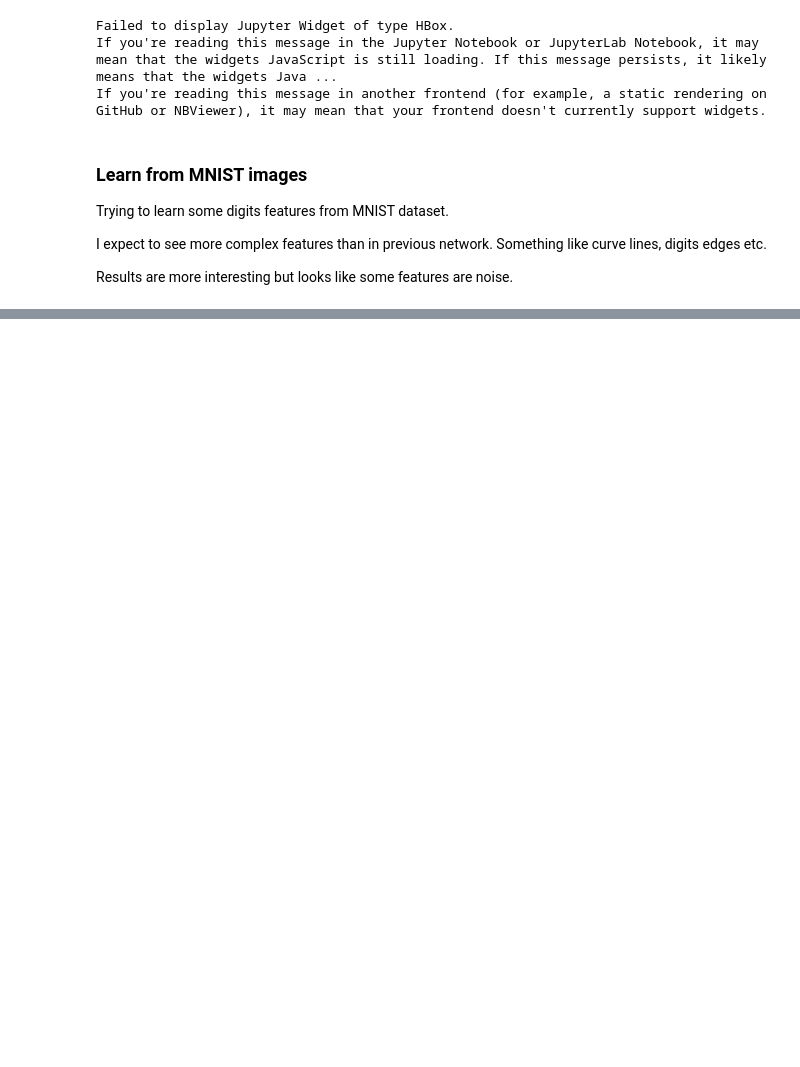
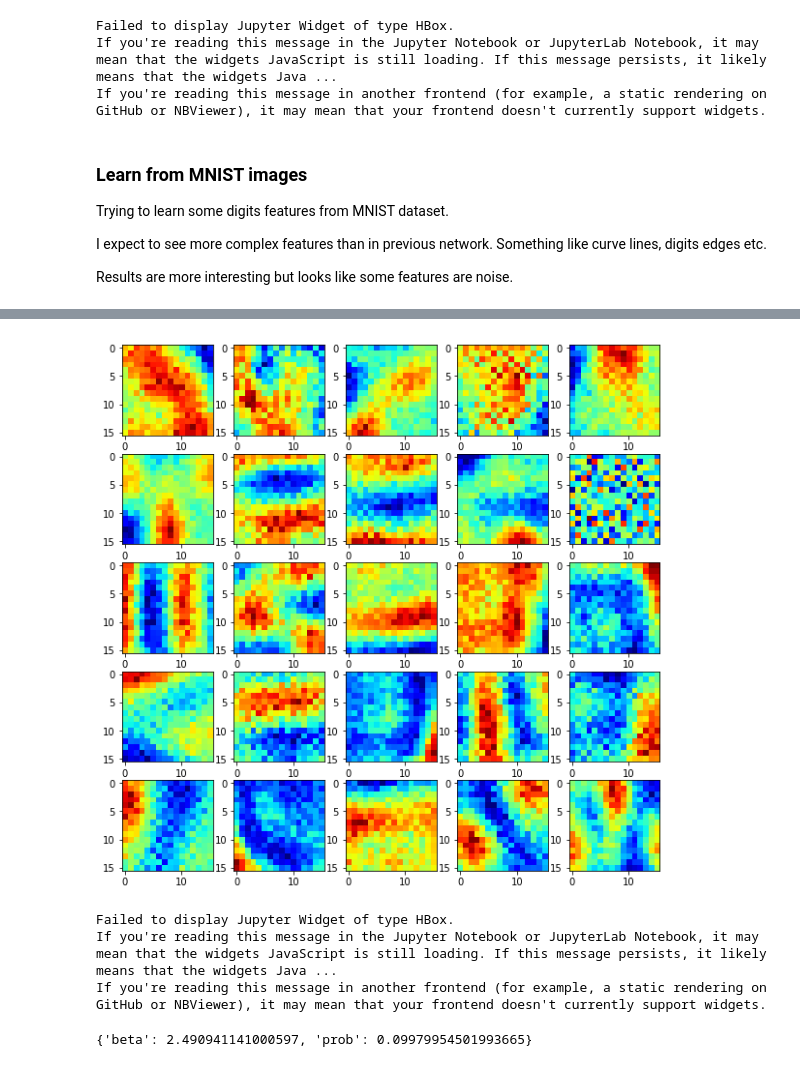
Before and after one commit to Vlad0922/sparse_coding, a Jupyter notebook: sparse_models.ipynb, the cells around one changed output, grey strips where cells are left out. Cells and saved outputs as stored; diff of their text form; code cells hidden in the pictures; blank space fills up the shorter version.

```diff
--- a/sparse_models.ipynb
+++ b/sparse_models.ipynb
@@ -305,0 +315,9 @@ for orig, rec, ax in zip(mnist_batch[:10], res, axes):
+# %%
+w = m.get_weights()
+
+fig, axes = plt.subplots(5, 5, figsize=(10,10))
+
+for ax, img in zip(axes.flatten(), w.T):
+    ax.imshow(img.reshape((natural_patch, natural_patch)), cmap='jet')
+# %% [output]
+[figure, added]
@@ -305,0 +346,13 @@ for orig, rec, ax in zip(mnist_batch[:10], res, axes):
+# %%
+trials = Trials()
+pbar = tqdm.tqdm_notebook(total=250)
+
+best = fmin(lambda p: target_f(p, pbar), space_natural, algo=tpe.suggest, max_evals=100, trials=trials)
+# %% [output]
+Failed to display Jupyter Widget of type HBox.
+If you're reading this message in the Jupyter Notebook or JupyterLab Notebook, it may mean that the widgets JavaScript is still loading. If this message persists, it likely means that the widgets Java ...
+If you're reading this message in another frontend (for example, a static rendering on GitHub or NBViewer), it may mean that your frontend doesn't currently support widgets.
+# %%
+best
+# %% [output]
+{'beta': 2.490941141000597, 'prob': 0.09979954501993665}
```
Also changed, not shown: parts of 35 cells of this notebook.
